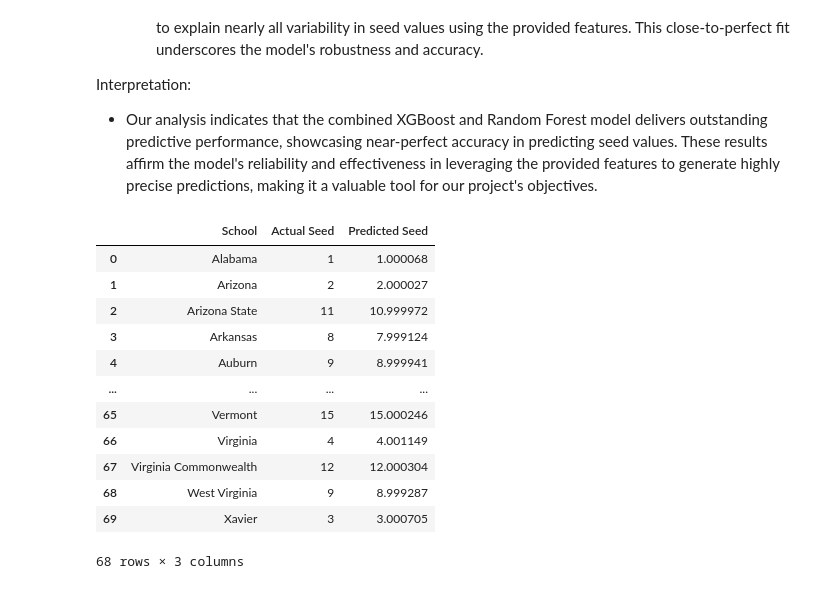
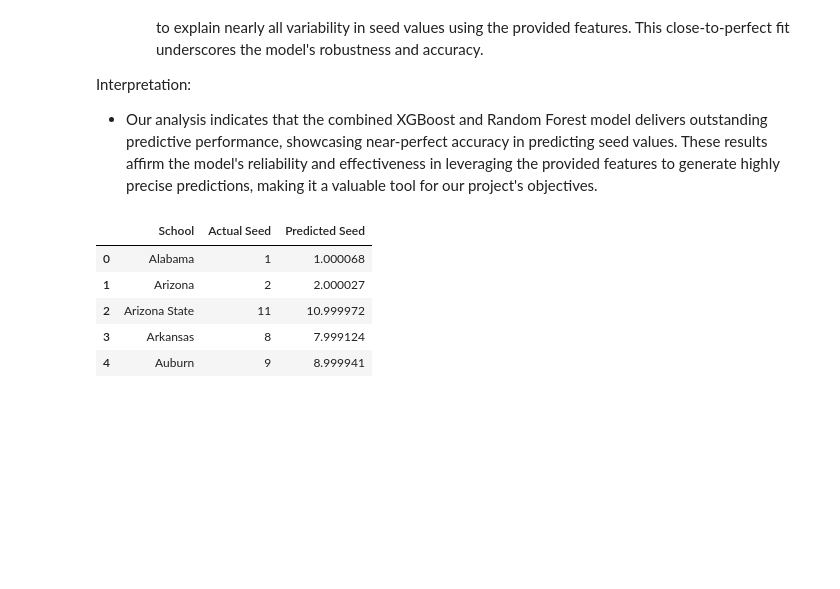
Before and after one commit to josephguzman03/planting-march-madness, a Jupyter notebook: Team_analysis.ipynb, the cells around one changed output. Drawn from its saved outputs; the diff is of its cells as text; code cells hidden in the pictures; blank space fills up the shorter version.

```diff
--- a/Team_analysis.ipynb
+++ b/Team_analysis.ipynb
@@ -695,28 +697,21 @@ Interpretation:
 # %%
 import pandas as pd
 
 # Assuming you have a DataFrame 'df' containing the school names, actual seed, and predicted seed values
 
 # Create a DataFrame with school names, actual seed, and predicted seed
 results_df = pd.DataFrame({
     'School': final['School'],
     'Actual Seed': y,
     'Predicted Seed': y_pred_xgb_rf
 })
 
 # Display the DataFrame
-results_df
+results_df.head()
 # %% [output]
 |  | School | Actual Seed | Predicted Seed |
 | 0 | Alabama | 1 | 1.000068 |
 | 1 | Arizona | 2 | 2.000027 |
 | 2 | Arizona State | 11 | 10.999972 |
 | 3 | Arkansas | 8 | 7.999124 |
 | 4 | Auburn | 9 | 8.999941 |
-| ... | ... | ... | ... |
-| 65 | Vermont | 15 | 15.000246 |
-| 66 | Virginia | 4 | 4.001149 |
-| 67 | Virginia Commonwealth | 12 | 12.000304 |
-| 68 | West Virginia | 9 | 8.999287 |
-| 69 | Xavier | 3 | 3.000705 |
-68 rows × 3 columns
```
Also changed, not shown: parts of 2 cells of this notebook, 5 other files.
